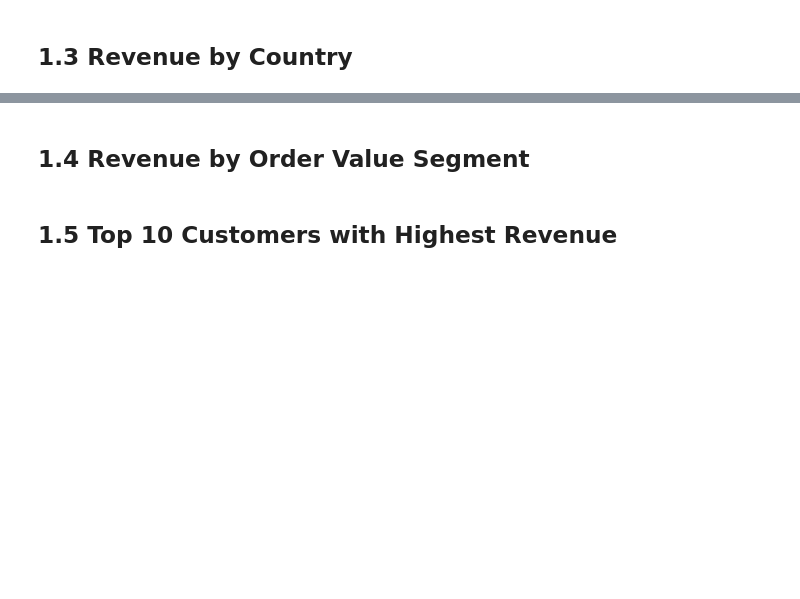
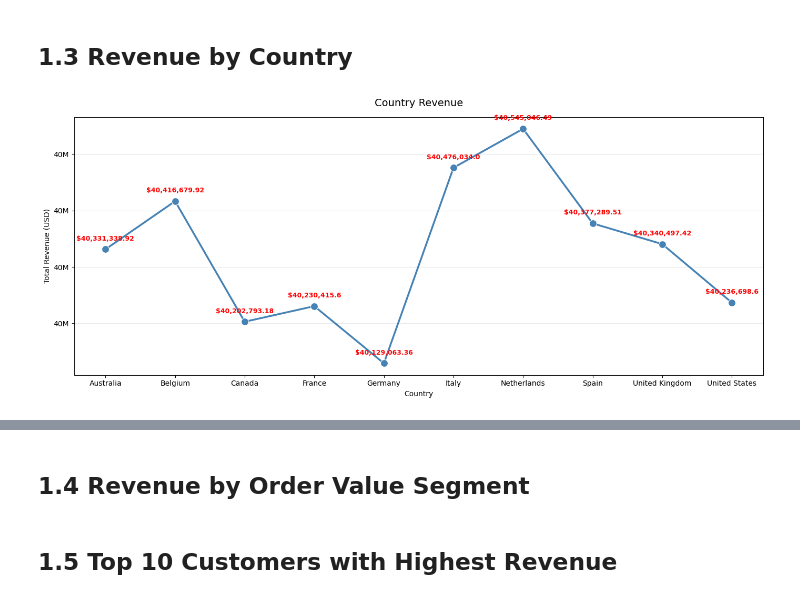
Before and after one commit to judiellegaspina/Ecommerce-EDA-and-Sales-Prediction, a Jupyter notebook: 05_Sales_Analysis.ipynb, the cells around one changed output, grey strips where cells are left out. Saved outputs shown, nothing was run; the diff lists cells and outputs as text; code cells hidden in the pictures; blank space fills up the shorter version.

Commit message:
initial analysis for revenue by country

```diff
--- a/05_Sales_Analysis.ipynb
+++ b/05_Sales_Analysis.ipynb
@@ -335,2 +335,46 @@ plt.show()
 # %% [markdown]
 ## 1.3 Revenue by Country
+# %%
+# 1.3.1 Country Revenue
+
+country_revenue = (
+    eda_df.groupby('country')['revenue_usd']
+    .sum()
+    .reset_index()
+)
+
+plt.figure(figsize=(14, 6))
+
+ax = sns.lineplot(
+    data=country_revenue,
+    x='country',
+    y='revenue_usd',
+    marker='o',
+    markersize=10,
+    linewidth=2.5,
+    color='steelblue',
+)
+
+# Add value labels on each marker
+for x, y in zip(country_revenue['country'], country_revenue['revenue_usd']):
+    ax.annotate(
+        f'${y:,}',
+        (x, y),
+        textcoords='offset points',
+        xytext=(0, 12),
+        ha='center',
+        fontsize=9,
+        fontweight='bold',
+        color='red'
+    )
+
+plt.title('Country Revenue', fontsize=14, pad=15)
+plt.xlabel('Country')
+plt.ylabel('Total Revenue (USD)')
+plt.xticks(country_revenue['country'])
+plt.gca().yaxis.set_major_formatter(plt.FuncFormatter(lambda x, _: f'{x/1e6:.0f}M'))
+plt.grid(axis='y', alpha=0.3)
+plt.tight_layout()
+plt.show()
+# %% [output]
+[figure, added]
```
Also changed, not shown: parts of 3 cells of this notebook.
